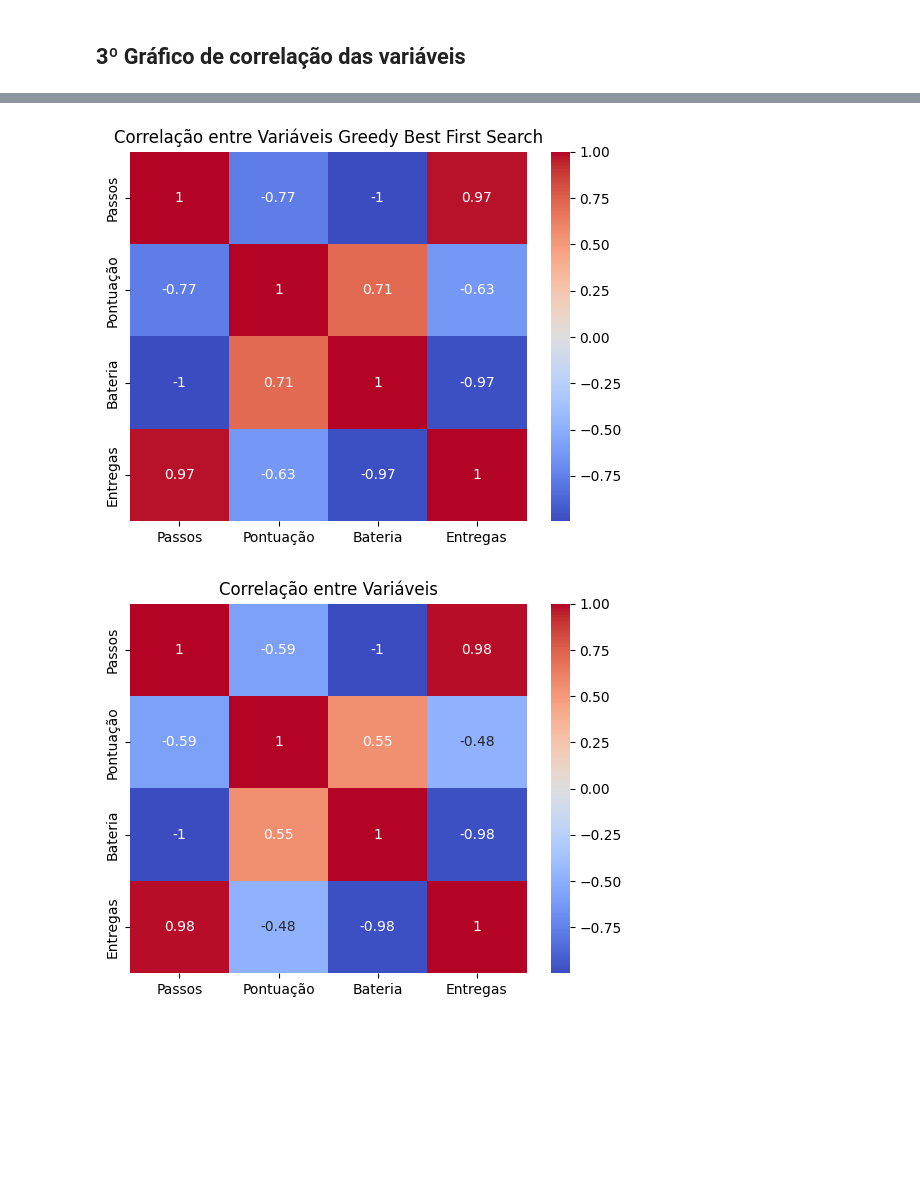
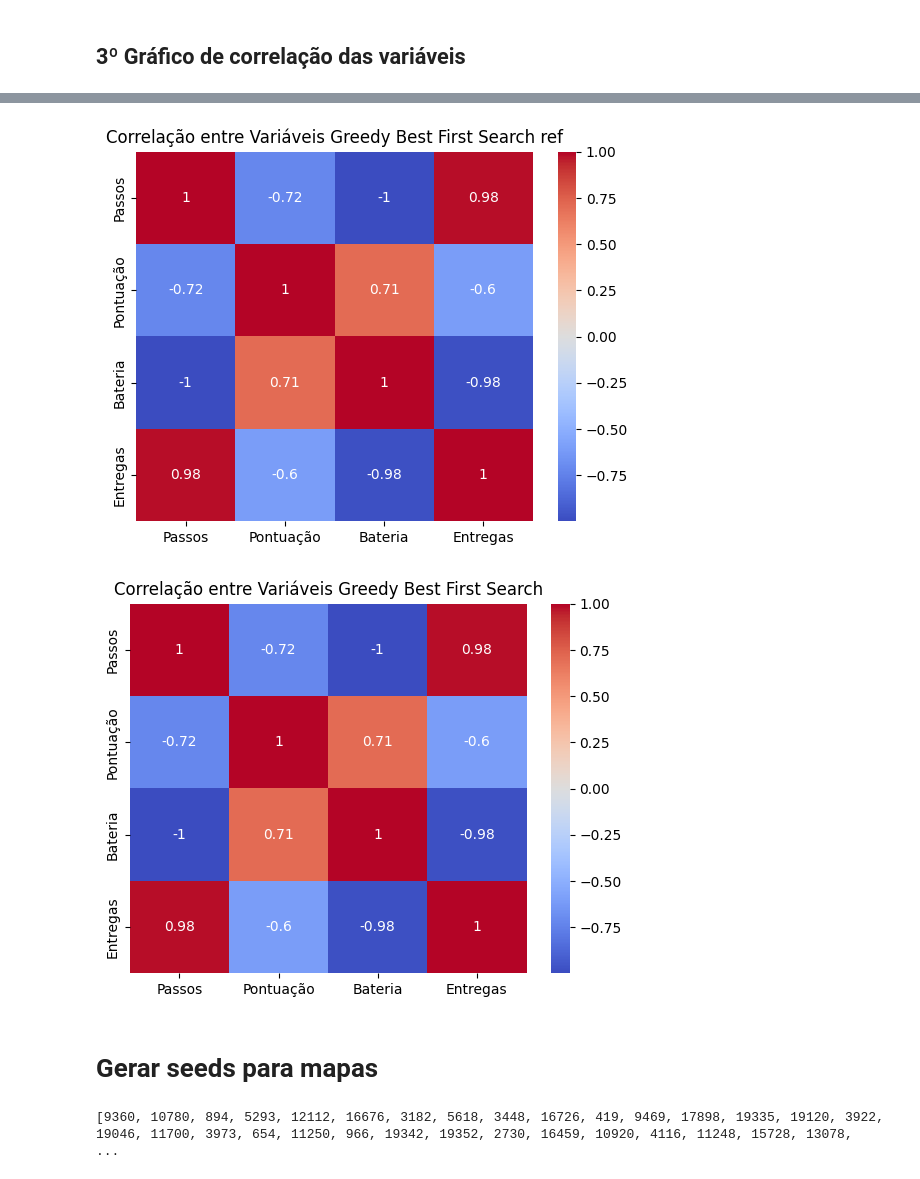
Before and after one commit to juauzitor/delivery-bot, a Jupyter notebook: gerador_de_graficos.ipynb, the cells around one changed output, grey strips where cells are left out. Cells and saved outputs as stored; diff of their text form; code cells hidden in the pictures; blank space fills up the shorter version.

Commit message:
refactor: alterar a lógica para análisar os metodos antes e depois da alteração dos targets

```diff
--- a/gerador_de_graficos.ipynb
+++ b/gerador_de_graficos.ipynb
@@ -176,16 +196,18 @@ plt.show()
 # %%
-data = medias_dfs[2][['Passos', 'Pontuação', 'Bateria', 'Entregas']]
+data = medias_dfs[4][['Passos', 'Pontuação', 'Bateria', 'Entregas']]
 
 sns.heatmap(data.corr(), annot=True, cmap='coolwarm')
-plt.title('Correlação entre Variáveis Greedy Best First Search')
+plt.title('Correlação entre Variáveis Greedy Best First Search ref')
 plt.show()
 # %% [output]
-[figure, old version]
+[figure, new version]
-# %%
-data = medias_dfs[3][['Passos', 'Pontuação', 'Bateria', 'Entregas']]
-
-sns.heatmap(data.corr(), annot=True, cmap='coolwarm')
-plt.title('Correlação entre Variáveis')
-plt.show()
-# %% [output]
-[figure, removed]
+# %%
+data = medias_dfs[5][['Passos', 'Pontuação', 'Bateria', 'Entregas']]
+
+sns.heatmap(data.corr(), annot=True, cmap='coolwarm')
+plt.title('Correlação entre Variáveis Greedy Best First Search')
+plt.show()
+# %% [output]
+[figure, added]
+# %% [markdown]
+# Gerar seeds para mapas
@@ -191,0 +218,4 @@ plt.show()
+# %%
+print(lista)
+# %% [output]
+[9360, 10780, 894, 5293, 12112, 16676, 3182, 5618, 3448, 16726, 419, 9469, 17898, 19335, 19120, 3922, 19046, 11700, 3973, 654, 11250, 966, 19342, 19352, 2730, 16459, 10920, 4116, 11248, 15728, 13078,  ...
```
Also changed, not shown: parts of 15 cells of this notebook.
